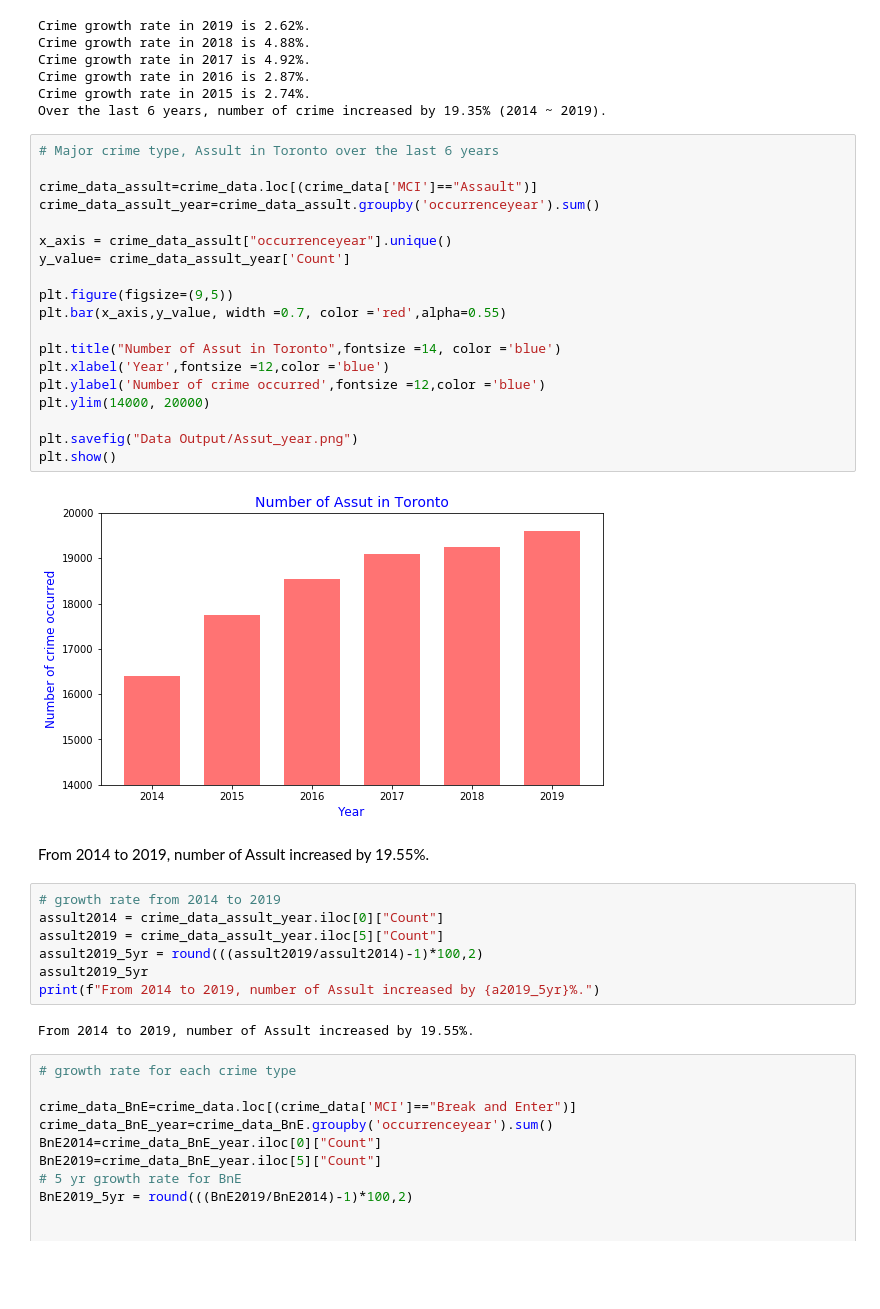
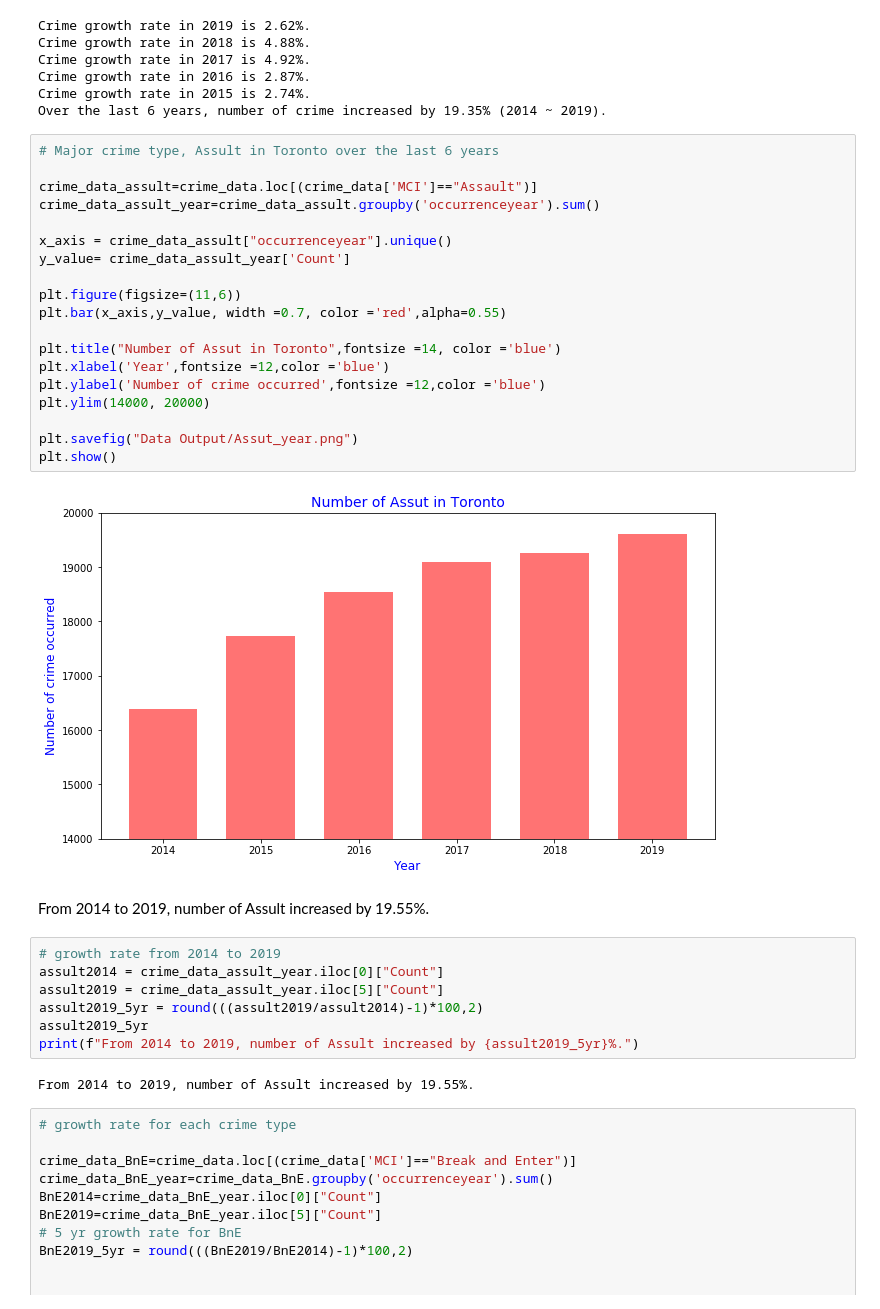
Before and after one commit to neha-nayeem/Project-01, a Jupyter notebook: Q4_Jaehong.ipynb, the cells around one changed output. Cells and saved outputs as stored; diff of their text form; blank space fills up the shorter version.

```diff
--- a/Q4_Jaehong.ipynb
+++ b/Q4_Jaehong.ipynb
@@ -107,24 +97,24 @@ Over the last 6 years, number of crime increased by 19.35% (2014 ~ 2019).
 # %%
 # Major crime type, Assult in Toronto over the last 6 years
 
 crime_data_assult=crime_data.loc[(crime_data['MCI']=="Assault")]
 crime_data_assult_year=crime_data_assult.groupby('occurrenceyear').sum()
 
 x_axis = crime_data_assult["occurrenceyear"].unique()
 y_value= crime_data_assult_year['Count']
 
-plt.figure(figsize=(9,5))
+plt.figure(figsize=(11,6))
 plt.bar(x_axis,y_value, width =0.7, color ='red',alpha=0.55)
 
 plt.title("Number of Assut in Toronto",fontsize =14, color ='blue')
 plt.xlabel('Year',fontsize =12,color ='blue')
 plt.ylabel('Number of crime occurred',fontsize =12,color ='blue')
 plt.ylim(14000, 20000)
 
 plt.savefig("Data Output/Assut_year.png")
 plt.show()
 # %% [output]
-[figure, old version]
+[figure, new version]
 # %% [markdown]
 From 2014 to 2019, number of Assult increased by 19.55%.
 # %%
@@ -133,7 +123,7 @@ assult2014 = crime_data_assult_year.iloc[0]["Count"]
 assult2019 = crime_data_assult_year.iloc[5]["Count"]
 assult2019_5yr = round(((assult2019/assult2014)-1)*100,2)
 assult2019_5yr
-print(f"From 2014 to 2019, number of Assult increased by {a2019_5yr}%.")
+print(f"From 2014 to 2019, number of Assult increased by {assult2019_5yr}%.")
 # %% [output]
 From 2014 to 2019, number of Assult increased by 19.55%.
 # %%
```
Also changed, not shown: parts of 18 cells of this notebook, 5 other files.
